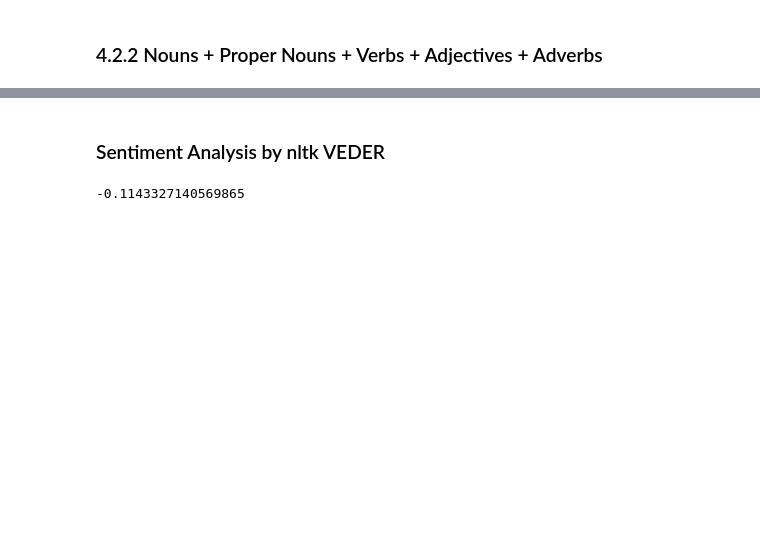
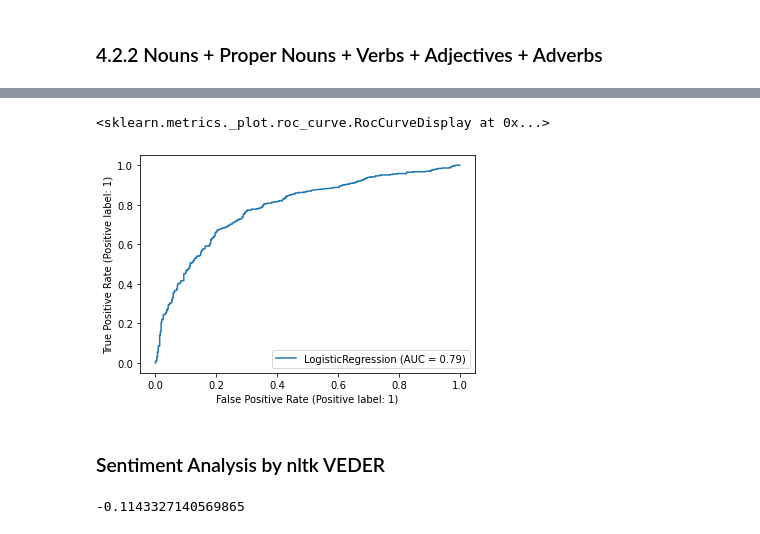
Before and after one commit to martinaviggiano/textsent_project, a Jupyter notebook: Hate Speech Detection Models-.ipynb, the cells around one changed output, grey strips where cells are left out. Cells and saved outputs as stored; diff of their text form; code cells hidden in the pictures; blank space fills up the shorter version.

```diff
--- a/Hate Speech Detection Models-.ipynb
+++ b/Hate Speech Detection Models-.ipynb
@@ -1500,3 +1485,8 @@ PROPN_VERB_ADJ_ADV
+# %%
+plot_roc_curve(log_fit_n,  X_test, y_test)
+# %% [output]
+<sklearn.metrics._plot.roc_curve.RocCurveDisplay at 0x...>
+[figure, added]
 # %% [markdown]
 ### Sentiment Analysis by nltk VEDER
 # %%
```
Also changed, not shown: parts of 25 cells of this notebook.
